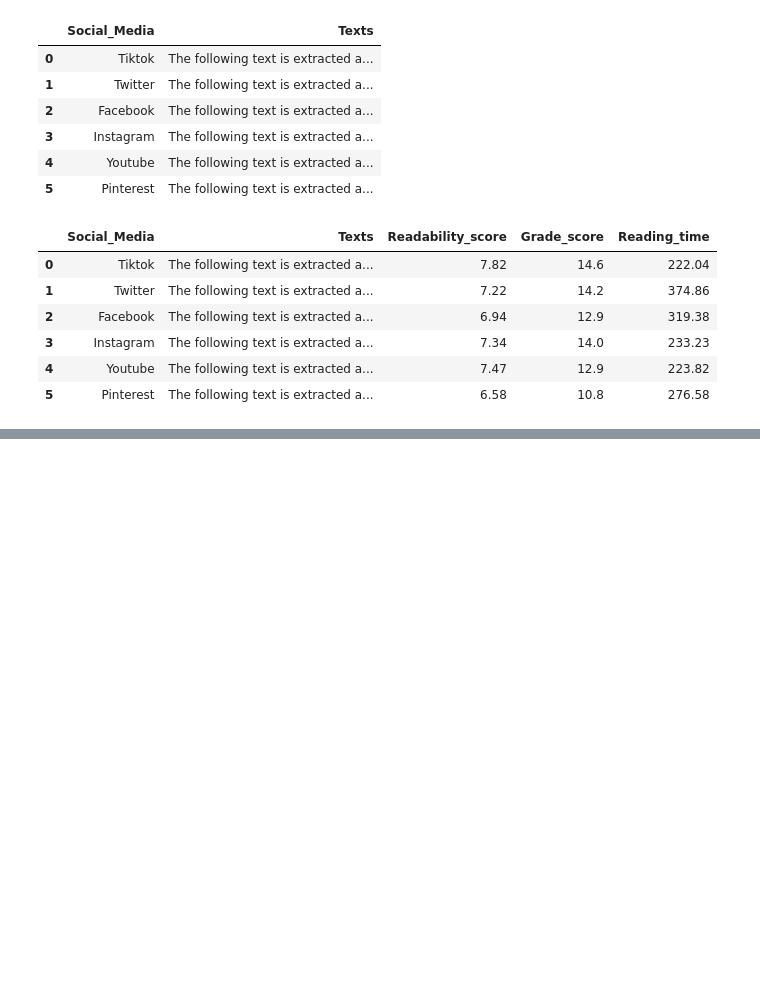
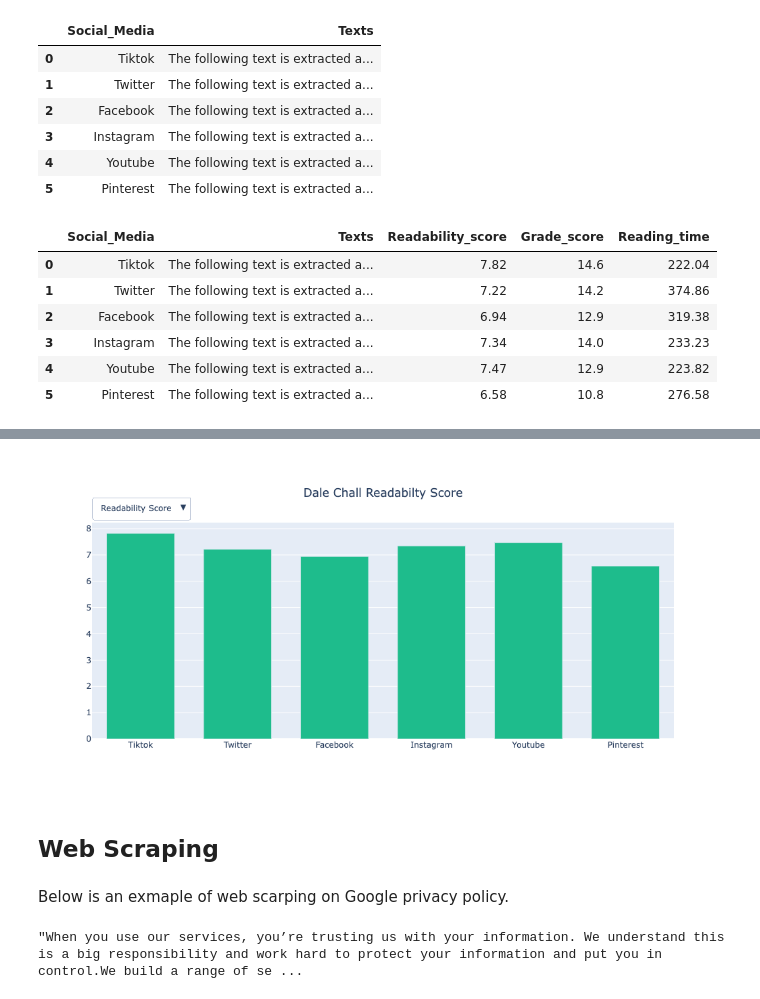
Before and after one commit to callysto/Data-Viz-of-the-Week, a Jupyter notebook: privacy-policies-readability.ipynb, the cells around one changed output, grey strips where cells are left out. Drawn from its saved outputs; the diff is of its cells as text; code cells hidden in the pictures; blank space fills up the shorter version.

```diff
--- a/privacy-policies-readability.ipynb
+++ b/privacy-policies-readability.ipynb
@@ -195,7 +195,7 @@ policies = ['https://github.com/citp/privacy-policy-historical/blob/master/t/ti/
            'https://github.com/citp/privacy-policy-historical/blob/master/y/yo/you/youtube.com.md',
            'https://github.com/citp/privacy-policy-historical/blob/master/p/pi/pin/pinterest.com.md']
 # %%
-def create_df(alist: list) -> pd.DataFrame:
+def create_df(alist: list):
     result_dict = {}
     title_list = ['Tiktok', 'Twitter', 'Facebook', 'Instagram', 'Youtube','Pinterest']
 
@@ -247,12 +247,12 @@ policy_df
 | 4 | Youtube | The following text is extracted a... | 7.47 | 12.9 | 223.82 |
 | 5 | Pinterest | The following text is extracted a... | 6.58 | 10.8 | 276.58 |
 # %%
-readability_trace = go.Bar(x=policy_df["Social_Media"], y=policy_df["Readability_score"], width=0.6,
-                           name="Readability Score", marker=dict(color="#1EBC8C"))
+readability_trace = go.Bar(x=policy_df["Social_Media"], y=policy_df["Readability_score"], width=0.7,
+                           name="Readability Score", marker=dict(color="#1EBC8C"), visible=True)
 grade_trace = go.Bar(x=policy_df["Social_Media"], y=policy_df["Grade_score"],
-                     name="Grade Score", width=0.6, marker=dict(color="#4D8AF1"))
+                     name="Grade Score", width=0.7, marker=dict(color="#4D8AF1"), visible=False)
 time_trace = go.Bar(x=policy_df["Social_Media"], y=policy_df["Reading_time"],
-                    name="Reading Time", width=0.6, marker=dict(color="#F14D78"))
+                    name="Reading Time", width=0.7, marker=dict(color="#F14D78"), visible=False)
 traces = [readability_trace, grade_trace, time_trace]
 
 fig = go.Figure(data=traces)
@@ -260,10 +260,6 @@ fig = go.Figure(data=traces)
 fig.update_layout(
     updatemenus=[
         dict(buttons=list([
-            dict(label="All",
-                 method="update",
-                 args=[{"visible": [True, True, True]},
-                       {"title":{"text":"All Stat Values", "x":0.5}}]),
             dict(label="Readability Score",
                  method="update",
                  args=[{"visible": [True, False, False]},
@@ -289,11 +285,11 @@ fig.update_layout(
 )
 
 fig.update_layout(
-    title={
-        'text': "All Stat Values",
-        'x':0.5,
-        'xanchor': 'center',
-        'yanchor': 'top'})
+    title={'text': "Dale Chall Readabilty Score",
+           'x':0.5,
+           'xanchor': 'center',
+           'yanchor': 'top'},
+    height=500, width=700)
 
 fig.show()
 # %% [output]
@@ -300,0 +296,33 @@ fig.show()
+[figure, added]
+# %% [markdown]
+## Web Scraping
+# %% [markdown]
+Below is an exmaple of web scarping on Google privacy policy.
+# %%
+def webscrape_private_policy(url):
+    search_url = url
+
+    r = requests.get(search_url)
+    soup = BeautifulSoup(r.text)
+    mydivs = soup.find_all("div", {"class": "nrAB0c"})
+    contents_list = []
+    for item in mydivs:
+        contents_list.append(item.find("p"))
+        contents_list.append(item.find("ul"))
+
+    cleaned_contents_list = []
+    for ind, content in enumerate(contents_list):
+        content = str(content)
+        if content != "None":
+            content = re.sub('<.*?>', '', content)
+            cleaned_contents_list.append(content)
+        if content == "None":
+            continue
+
+    cleaned_text = ''.join([content for content in cleaned_contents_list])
+    return cleaned_text
+
+url = "https://policies.google.com/privacy?hl=en-US"
+webscrape_private_policy(url)
+# %% [output]
+"When you use our services, you’re trusting us with your information. We understand this is a big responsibility and work hard to protect your information and put you in control.We build a range of se ...
```
Also changed, not shown: parts of 5 cells of this notebook.
